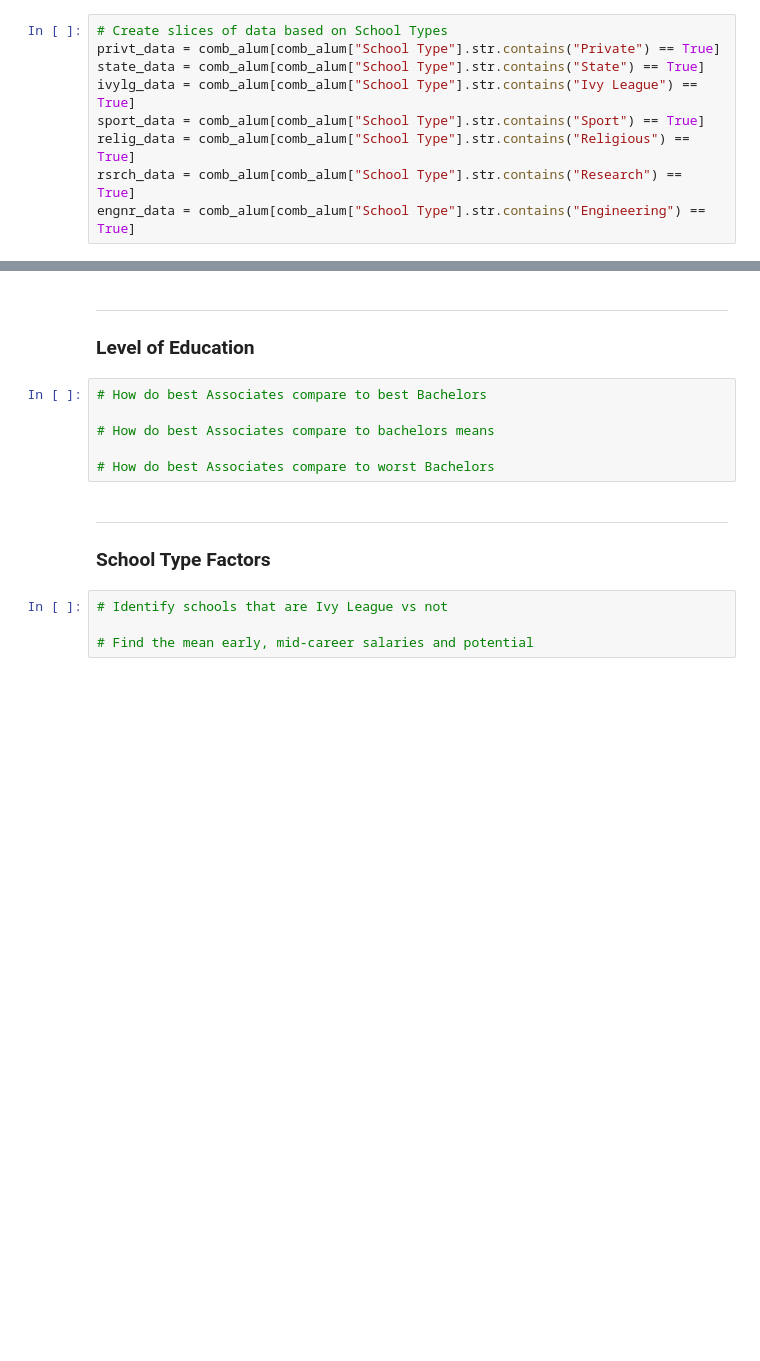
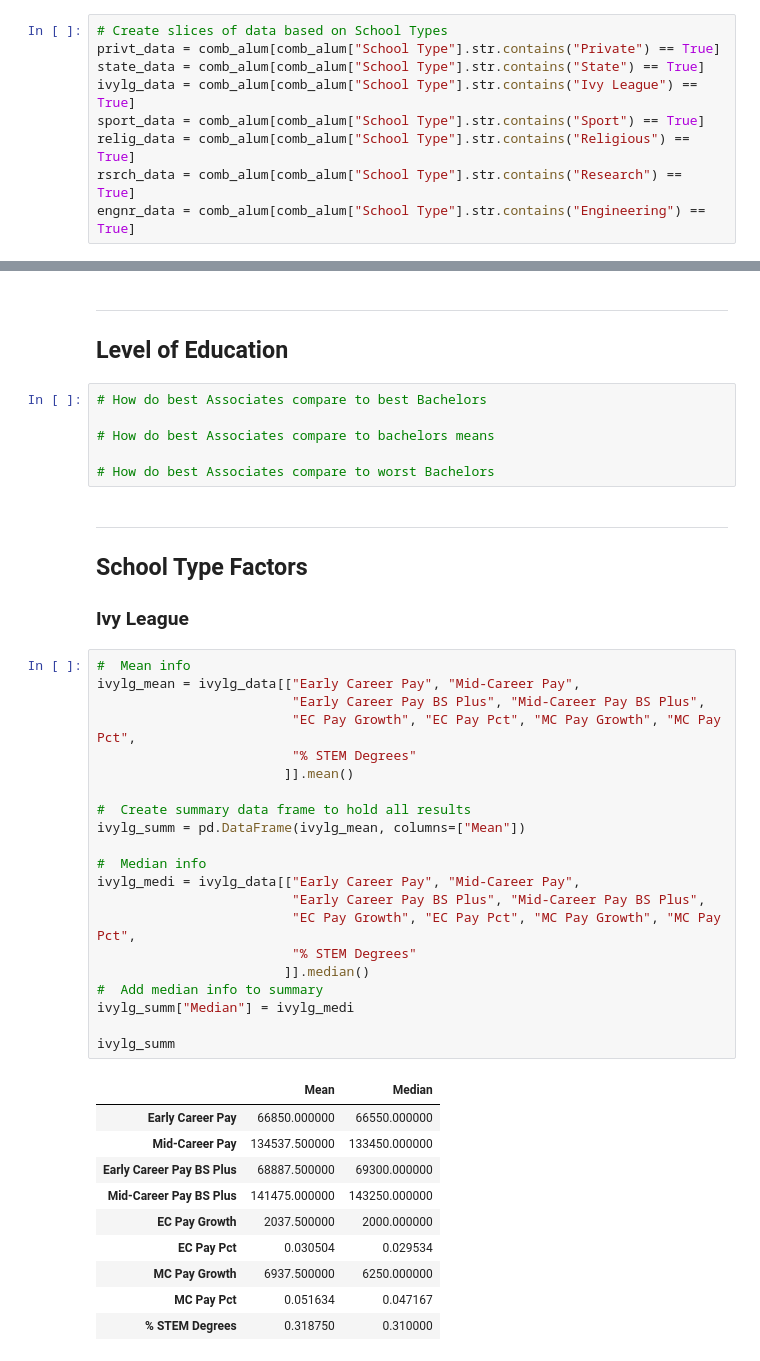
Before and after one commit to rohitrao1/Analysis-of-Higher-Education, a Jupyter notebook: ABComp.ipynb, the cells around one changed output, grey strips where cells are left out. Drawn from its saved outputs; the diff is of its cells as text; blank space fills up the shorter version.

Commit message:
Add files via upload
20180922 - Calculated Mean/Medians for different school types.  Prep'ed data for bar charts.

```diff
--- a/ABComp.ipynb
+++ b/ABComp.ipynb
@@ -88,7 +89,7 @@ display(ivylg_data)
 | 48 | Cornell University | Ivy League, Private School, Resea... | 65600 | 123900 | 0.43 | 67700.0 | ... |
 # %% [markdown]
 ---
-### Level of Education
+## Level of Education
 # %%
 # How do best Associates compare to best Bachelors
 
@@ -97,8 +98,37 @@ display(ivylg_data)
 # How do best Associates compare to worst Bachelors
 # %% [markdown]
 ---
-### School Type Factors
+## School Type Factors
+### Ivy League
-# %%
-# Identify schools that are Ivy League vs not
-
-# Find the mean early, mid-career salaries and potential
+# %%
+#  Mean info
+ivylg_mean = ivylg_data[["Early Career Pay", "Mid-Career Pay",
+                         "Early Career Pay BS Plus", "Mid-Career Pay BS Plus",
+                         "EC Pay Growth", "EC Pay Pct", "MC Pay Growth", "MC Pay Pct",
+                         "% STEM Degrees"
+                        ]].mean()
+
+#  Create summary data frame to hold all results
+ivylg_summ = pd.DataFrame(ivylg_mean, columns=["Mean"])
+
+#  Median info
+ivylg_medi = ivylg_data[["Early Career Pay", "Mid-Career Pay",
+                         "Early Career Pay BS Plus", "Mid-Career Pay BS Plus",
+                         "EC Pay Growth", "EC Pay Pct", "MC Pay Growth", "MC Pay Pct",
+                         "% STEM Degrees"
+                        ]].median()
+#  Add median info to summary
+ivylg_summ["Median"] = ivylg_medi
+
+ivylg_summ
+# %% [output]
+|  | Mean | Median |
+| Early Career Pay | 66850.000000 | 66550.000000 |
+| Mid-Career Pay | 134537.500000 | 133450.000000 |
+| Early Career Pay BS Plus | 68887.500000 | 69300.000000 |
+| Mid-Career Pay BS Plus | 141475.000000 | 143250.000000 |
+| EC Pay Growth | 2037.500000 | 2000.000000 |
+| EC Pay Pct | 0.030504 | 0.029534 |
+| MC Pay Growth | 6937.500000 | 6250.000000 |
+| MC Pay Pct | 0.051634 | 0.047167 |
+| % STEM Degrees | 0.318750 | 0.310000 |
```
Also changed, not shown: parts of 16 cells of this notebook.
